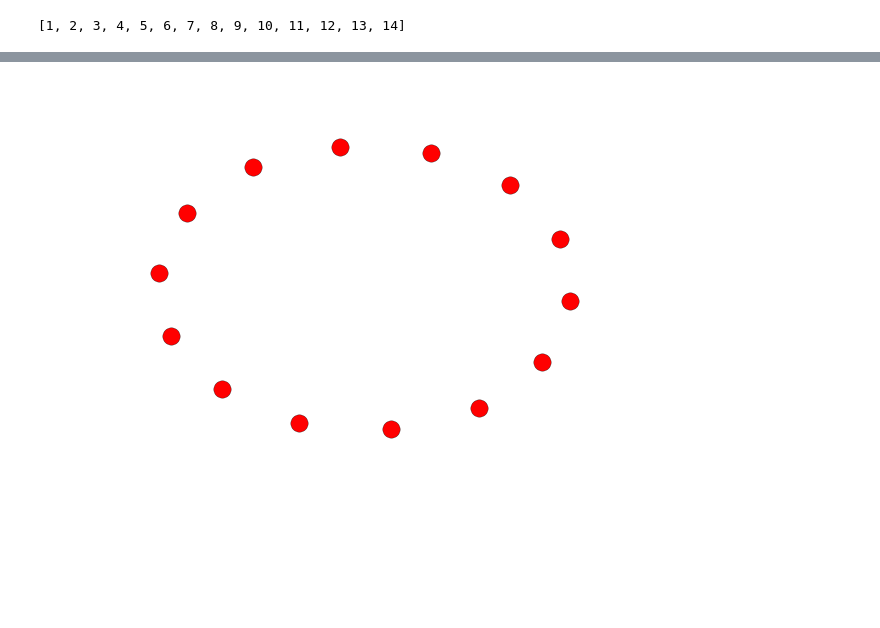
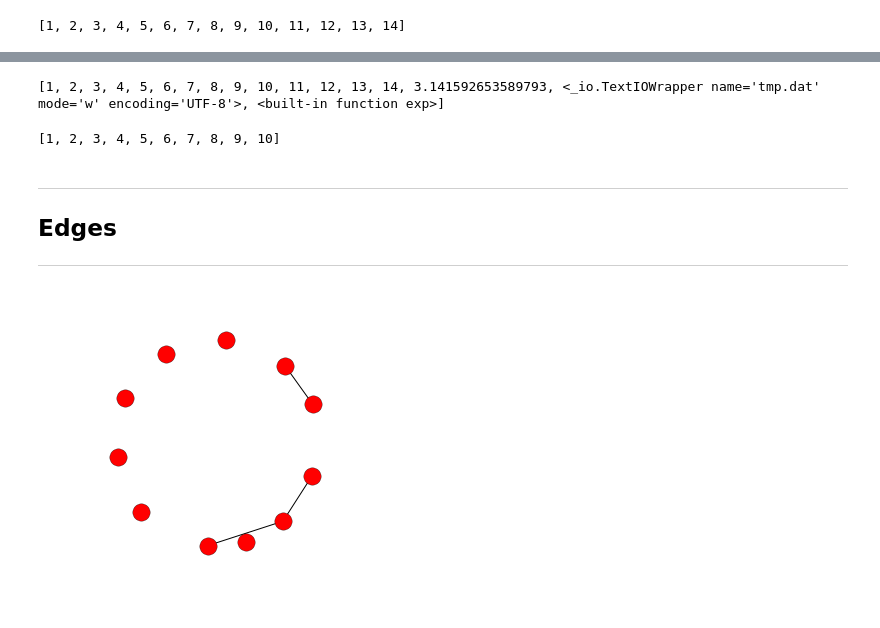
Before and after one commit to lcdm-uiuc/info490-sp16, a Jupyter notebook: Week10/notebooks/intro2na-gc.ipynb, the cells around one changed output, grey strips where cells are left out. Saved outputs shown, nothing was run; the diff lists cells and outputs as text; code cells hidden in the pictures; blank space fills up the shorter version.

```diff
--- a/Week10/notebooks/intro2na-gc.ipynb
+++ b/Week10/notebooks/intro2na-gc.ipynb
@@ -207,5 +76,48 @@ plt.show()
-# %%
-nx.draw_spring(G)
-plt.show()
-# %% [output]
-[figure, removed]
+# %%
+import math
+
+g.add_node(math.pi)
+g.add_node(math.exp)
+
+fout = open('tmp.dat','w')
+
+g.add_node(fout)
+
+print(g.nodes())
+# %% [output]
+[1, 2, 3, 4, 5, 6, 7, 8, 9, 10, 11, 12, 13, 14, 3.141592653589793, <_io.TextIOWrapper name='tmp.dat' mode='w' encoding='UTF-8'>, <built-in function exp>]
+# %%
+# Remove single node
+g.remove_node(14)
+
+g.remove_node(math.pi)
+g.remove_node(math.exp)
+g.remove_node(fout)
+
+#remove list of nodes
+g.remove_nodes_from([11, 12, 13])
+
+#show results
+print(g.nodes())
+# %% [output]
+[1, 2, 3, 4, 5, 6, 7, 8, 9, 10]
+# %% [markdown]
+-----
+
+## Edges
+
+
+-----
+# %%
+# Add single edge
+
+g.add_edge(0, 1)
+
+edgs = (3, 6)
+g.add_edge(*edgs)
+
+plt.figure(figsize=(4, 4))
+nx.draw(g)
+plt.show()
+# %% [output]
+[figure, added]
```
Also changed, not shown: parts of 39 cells of this notebook, 3 other files.
